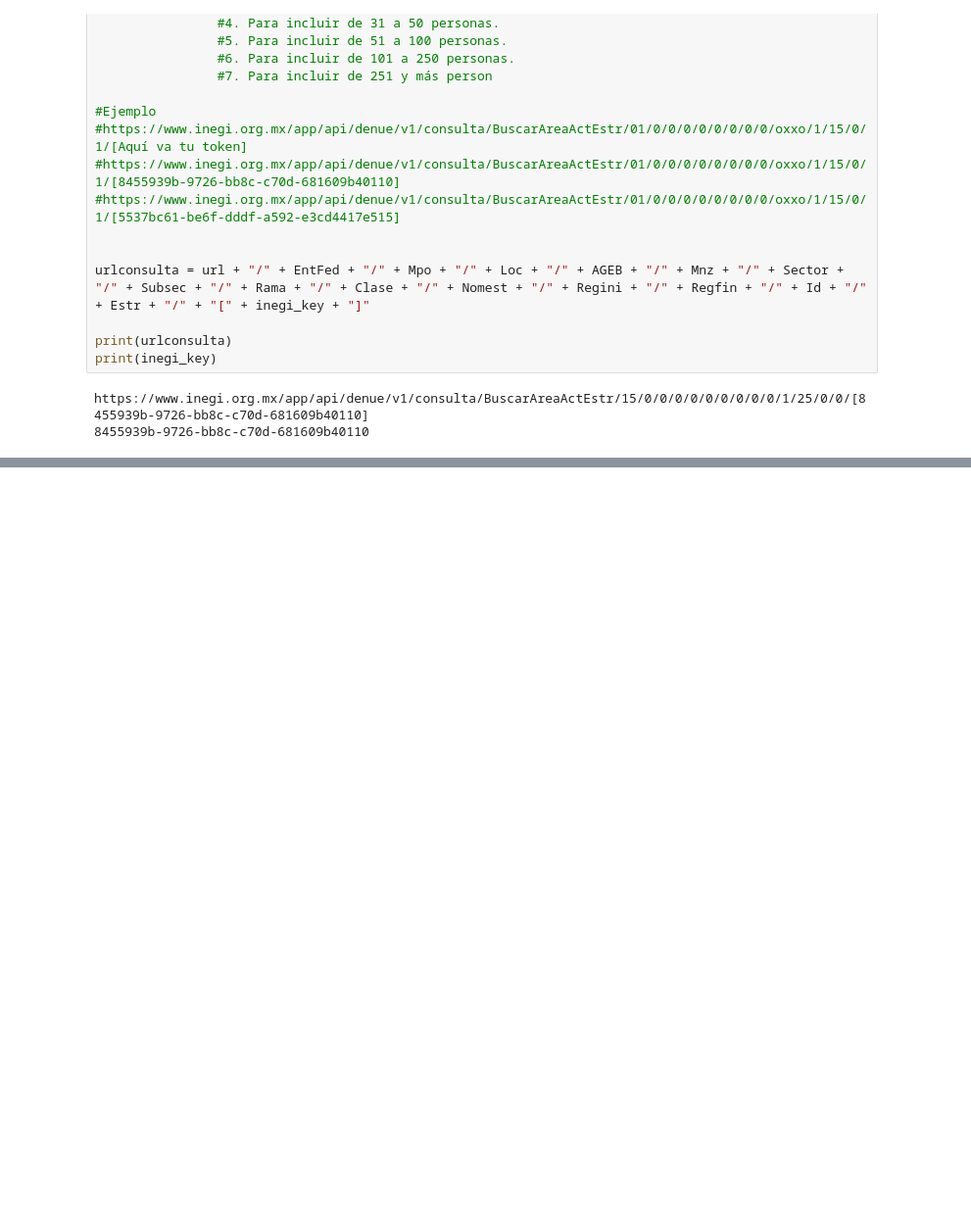
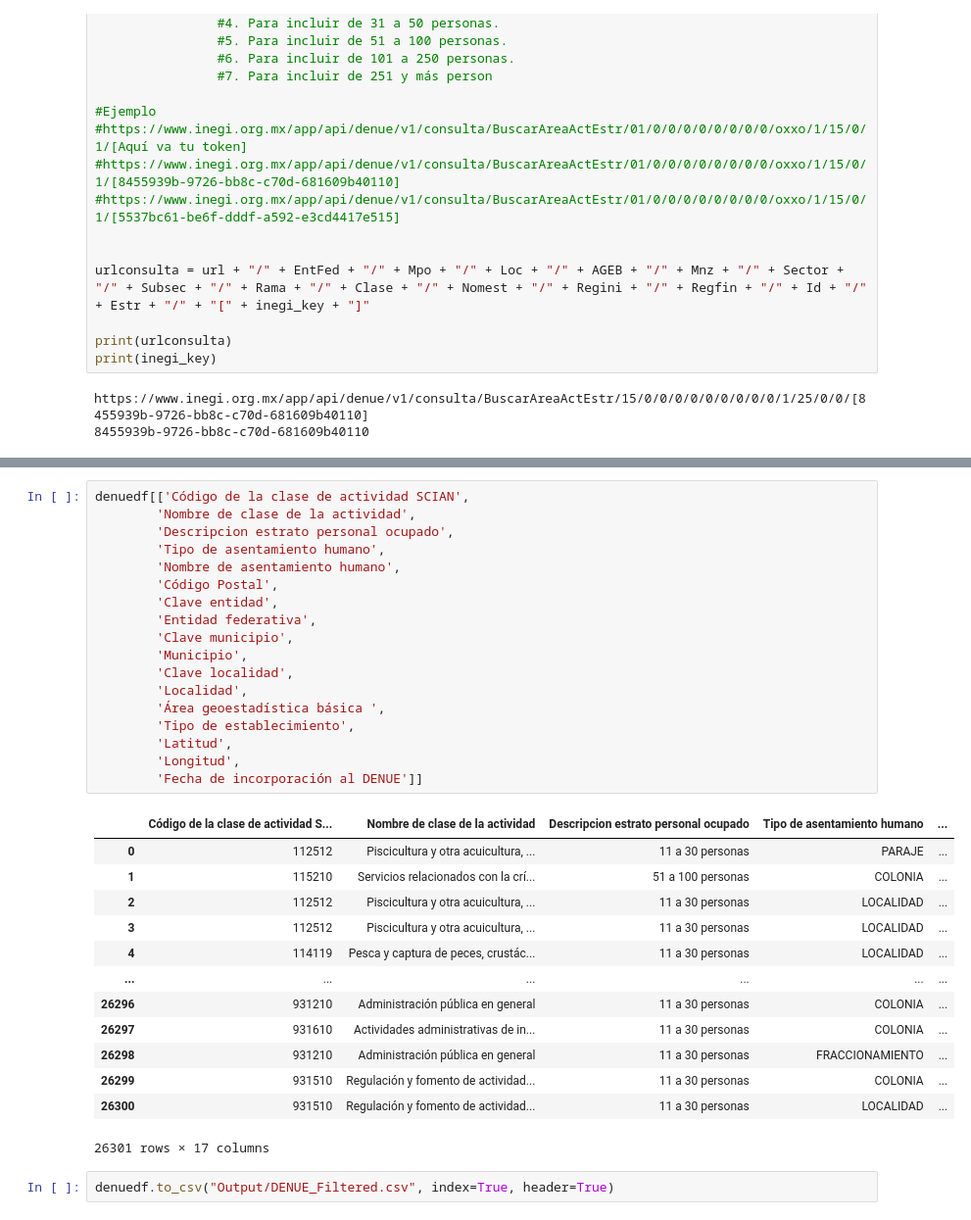
Before and after one commit to JCastilloD/Project-1-Bootcamp, a Jupyter notebook: Data_Retrieval/Denue_Data.ipynb, the cells around one changed output, grey strips where cells are left out. Shown at 98% size. Saved outputs shown, nothing was run; the diff lists cells and outputs as text; blank space fills up the shorter version.

```diff
--- a/Data_Retrieval/Denue_Data.ipynb
+++ b/Data_Retrieval/Denue_Data.ipynb
@@ -53,0 +91,34 @@ https://www.inegi.org.mx/app/api/denue/v1/consulta/BuscarAreaActEstr/15/0/0/0/0/
+# %%
+denuedf[['Código de la clase de actividad SCIAN',
+        'Nombre de clase de la actividad',
+        'Descripcion estrato personal ocupado',
+        'Tipo de asentamiento humano',
+        'Nombre de asentamiento humano',
+        'Código Postal',
+        'Clave entidad',
+        'Entidad federativa',
+        'Clave municipio',
+        'Municipio',
+        'Clave localidad',
+        'Localidad',
+        'Área geoestadística básica ',
+        'Tipo de establecimiento',
+        'Latitud',
+        'Longitud',
+        'Fecha de incorporación al DENUE']]
+# %% [output]
+|  | Código de la clase de actividad S... | Nombre de clase de la actividad | Descripcion estrato personal ocupado | Tipo de asentamiento humano | ... |
+| 0 | 112512 | Piscicultura y otra acuicultura, ... | 11 a 30 personas | PARAJE | ... |
+| 1 | 115210 | Servicios relacionados con la crí... | 51 a 100 personas | COLONIA | ... |
+| 2 | 112512 | Piscicultura y otra acuicultura, ... | 11 a 30 personas | LOCALIDAD | ... |
+| 3 | 112512 | Piscicultura y otra acuicultura, ... | 11 a 30 personas | LOCALIDAD | ... |
+| 4 | 114119 | Pesca y captura de peces, crustác... | 11 a 30 personas | LOCALIDAD | ... |
+| ... | ... | ... | ... | ... | ... |
+| 26296 | 931210 | Administración pública en general | 11 a 30 personas | COLONIA | ... |
+| 26297 | 931610 | Actividades administrativas de in... | 11 a 30 personas | COLONIA | ... |
+| 26298 | 931210 | Administración pública en general | 11 a 30 personas | FRACCIONAMIENTO | ... |
+| 26299 | 931510 | Regulación y fomento de actividad... | 11 a 30 personas | COLONIA | ... |
+| 26300 | 931510 | Regulación y fomento de actividad... | 11 a 30 personas | LOCALIDAD | ... |
+26301 rows × 17 columns
+# %%
+denuedf.to_csv("Output/DENUE_Filtered.csv", index=True, header=True)
```
Also changed, not shown: parts of 2 cells of this notebook, 4 other files.
